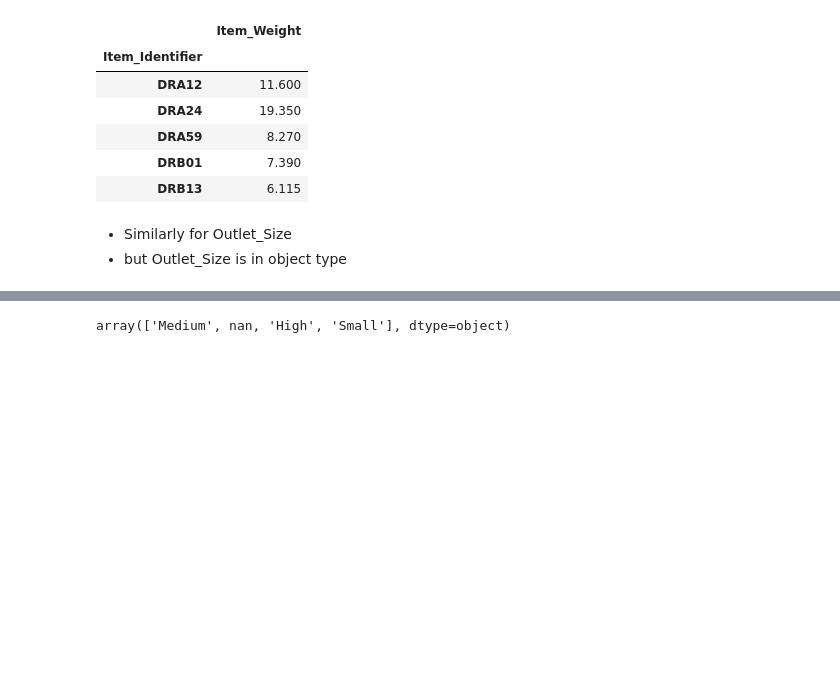
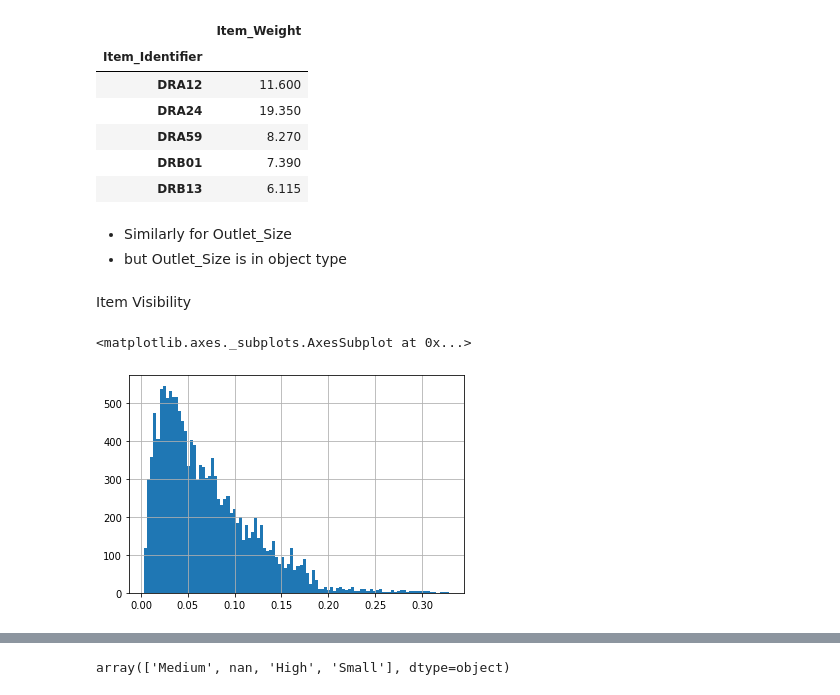
Before and after one commit to sathishrouthu/BigMart-Sales_Prediction, a Jupyter notebook: EDA-BigMart Sales.ipynb, the cells around one changed output, grey strips where cells are left out. Cells and saved outputs as stored; diff of their text form; code cells hidden in the pictures; blank space fills up the shorter version.

```diff
--- a/EDA-BigMart Sales.ipynb
+++ b/EDA-BigMart Sales.ipynb
@@ -303,3 +304,10 @@ for identifier in itemweights.index:
 # %% [markdown]
 - Similarly for Outlet_Size
 - but Outlet_Size is in object type
+# %% [markdown]
+Item Visibility
+# %%
+data['Item_Visibility'].hist(bins=100)
+# %% [output]
+<matplotlib.axes._subplots.AxesSubplot at 0x...>
+[figure, added]
```
Also changed, not shown: parts of 19 cells of this notebook.
